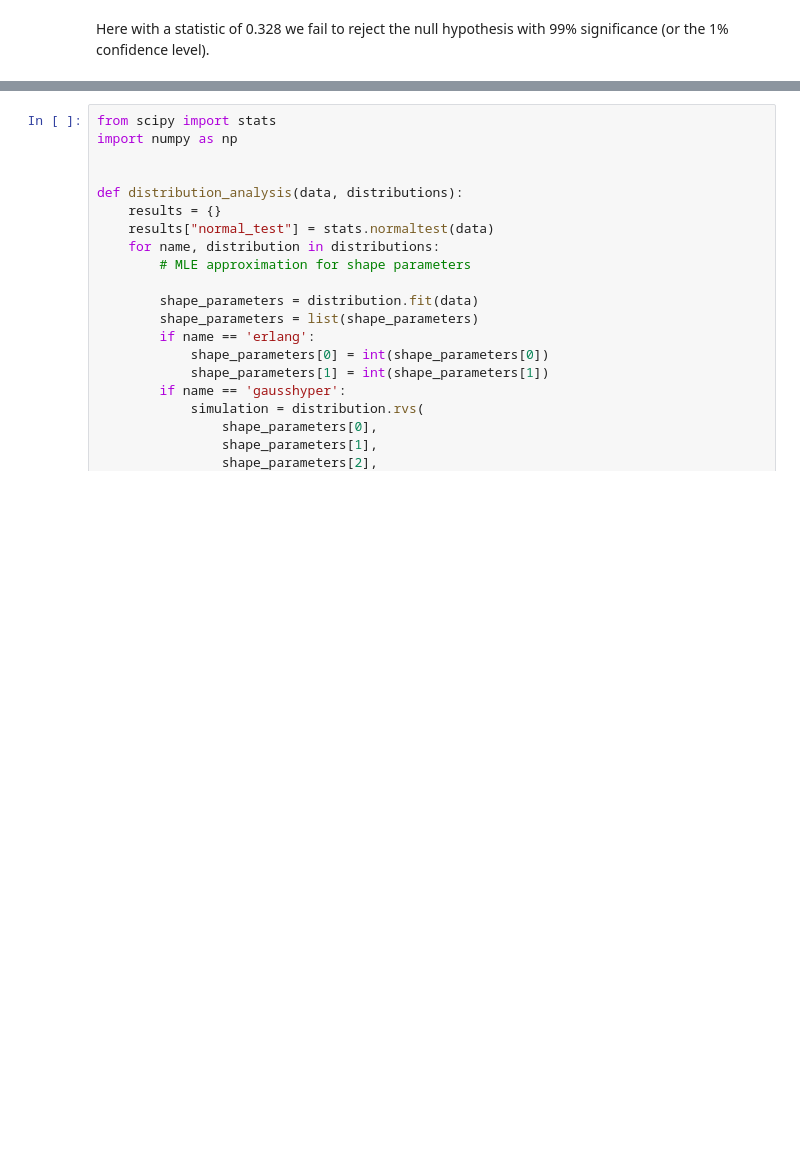
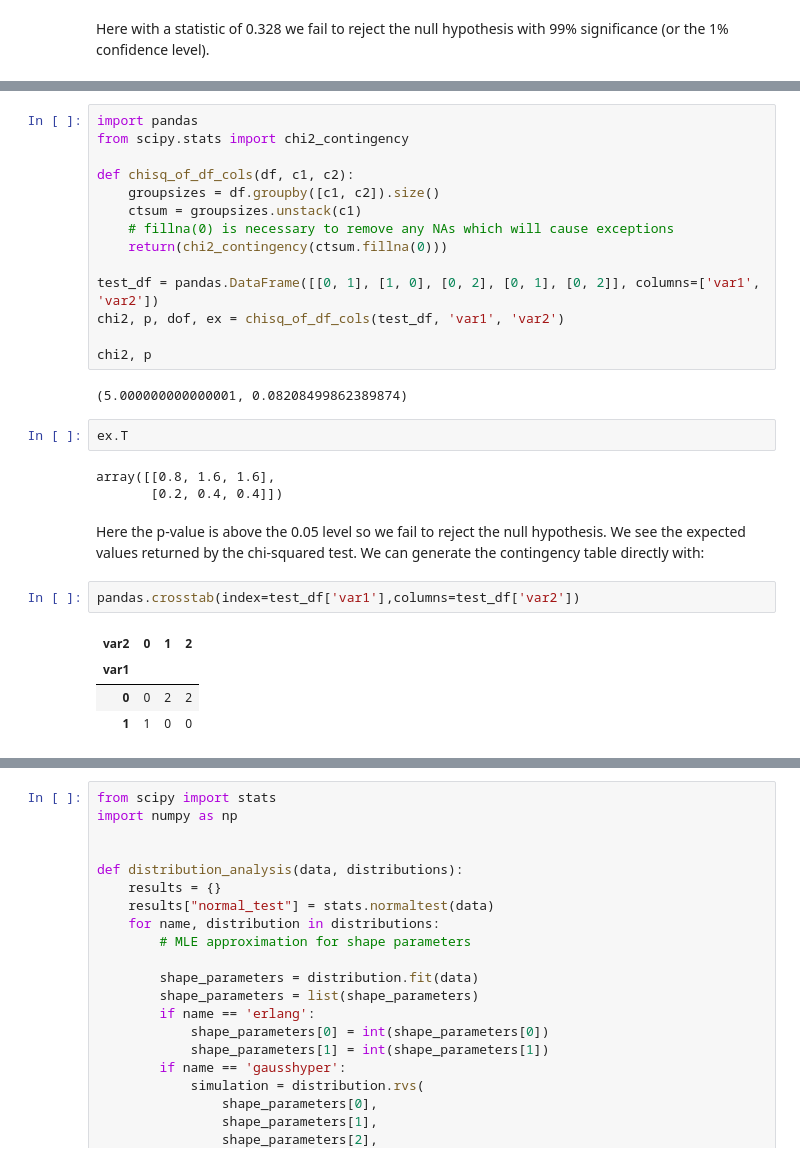
Before and after one commit to EricSchles/data_science_meetup_nyc, a Jupyter notebook: Statistical_Tests.ipynb, the cells around one changed output, grey strips where cells are left out. Saved outputs shown, nothing was run; the diff lists cells and outputs as text; blank space fills up the shorter version.

Commit message:
just a few tests to go

```diff
--- a/Statistical_Tests.ipynb
+++ b/Statistical_Tests.ipynb
@@ -543,0 +695,30 @@ Here with a statistic of 0.328 we fail to reject the null hypothesis with 99% si
+# %%
+import pandas
+from scipy.stats import chi2_contingency
+
+def chisq_of_df_cols(df, c1, c2):
+    groupsizes = df.groupby([c1, c2]).size()
+    ctsum = groupsizes.unstack(c1)
+    # fillna(0) is necessary to remove any NAs which will cause exceptions
+    return(chi2_contingency(ctsum.fillna(0)))
+
+test_df = pandas.DataFrame([[0, 1], [1, 0], [0, 2], [0, 1], [0, 2]], columns=['var1', 'var2'])
+chi2, p, dof, ex = chisq_of_df_cols(test_df, 'var1', 'var2')
+
+chi2, p
+# %% [output]
+(5.000000000000001, 0.08208499862389874)
+# %%
+ex.T
+# %% [output]
+array([[0.8, 1.6, 1.6],
+       [0.2, 0.4, 0.4]])
+# %% [markdown]
+Here the p-value is above the 0.05 level so we fail to reject the null hypothesis.  We see the expected values returned by the chi-squared test.  We can generate the contingency table directly with:
+# %%
+pandas.crosstab(index=test_df['var1'],columns=test_df['var2'])
+# %% [output]
+| var2 | 0 | 1 | 2 |
+| var1 |  |  |  |
+| 0 | 0 | 2 | 2 |
+| 1 | 1 | 0 | 0 |
```
Also changed, not shown: parts of 45 cells of this notebook.
